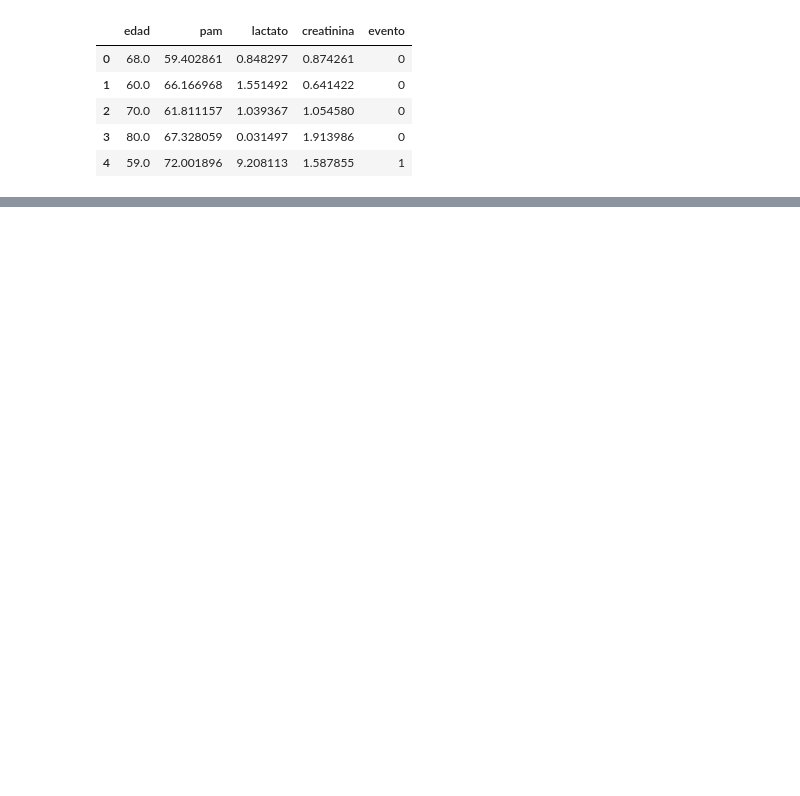
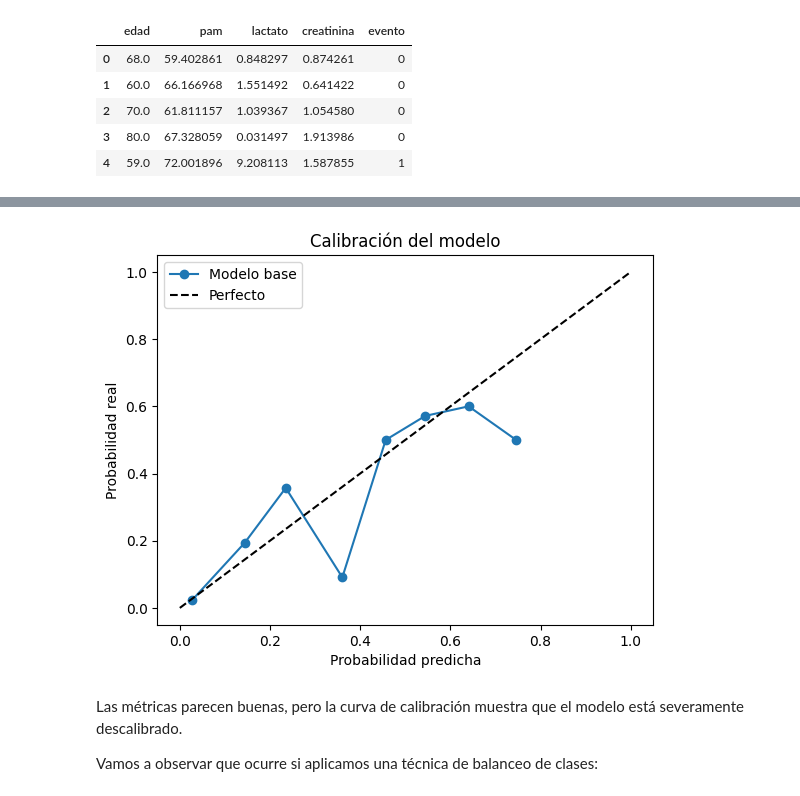
Before and after one commit to jhquiza/ap-2026-1-62, a Jupyter notebook: src/Calibración de modelos.ipynb, the cells around one changed output, grey strips where cells are left out. Cells and saved outputs as stored; diff of their text form; code cells hidden in the pictures; blank space fills up the shorter version.

```diff
--- a/src/Calibración de modelos.ipynb
+++ b/src/Calibración de modelos.ipynb
@@ -112,0 +115,16 @@ ConfusionMatrixDisplay.from_estimator(randon_search.best_estimator_, X_test, y_t
+# %%
+prob_true, prob_pred = calibration_curve(y_test, probs_raw, n_bins=10)
+
+plt.plot(prob_pred, prob_true, "o-", label="Modelo base")
+plt.plot([0, 1], [0, 1], "k--", label="Perfecto")
+plt.xlabel("Probabilidad predicha")
+plt.ylabel("Probabilidad real")
+plt.title("Calibración del modelo")
+plt.legend()
+plt.show()
+# %% [output]
+[figure, added]
+# %% [markdown]
+Las métricas parecen buenas, pero la curva de calibración muestra que el modelo está severamente descalibrado.
+
+Vamos a observar que ocurre si aplicamos una técnica de balanceo de clases:
```
Also changed, not shown: parts of 28 cells of this notebook.
